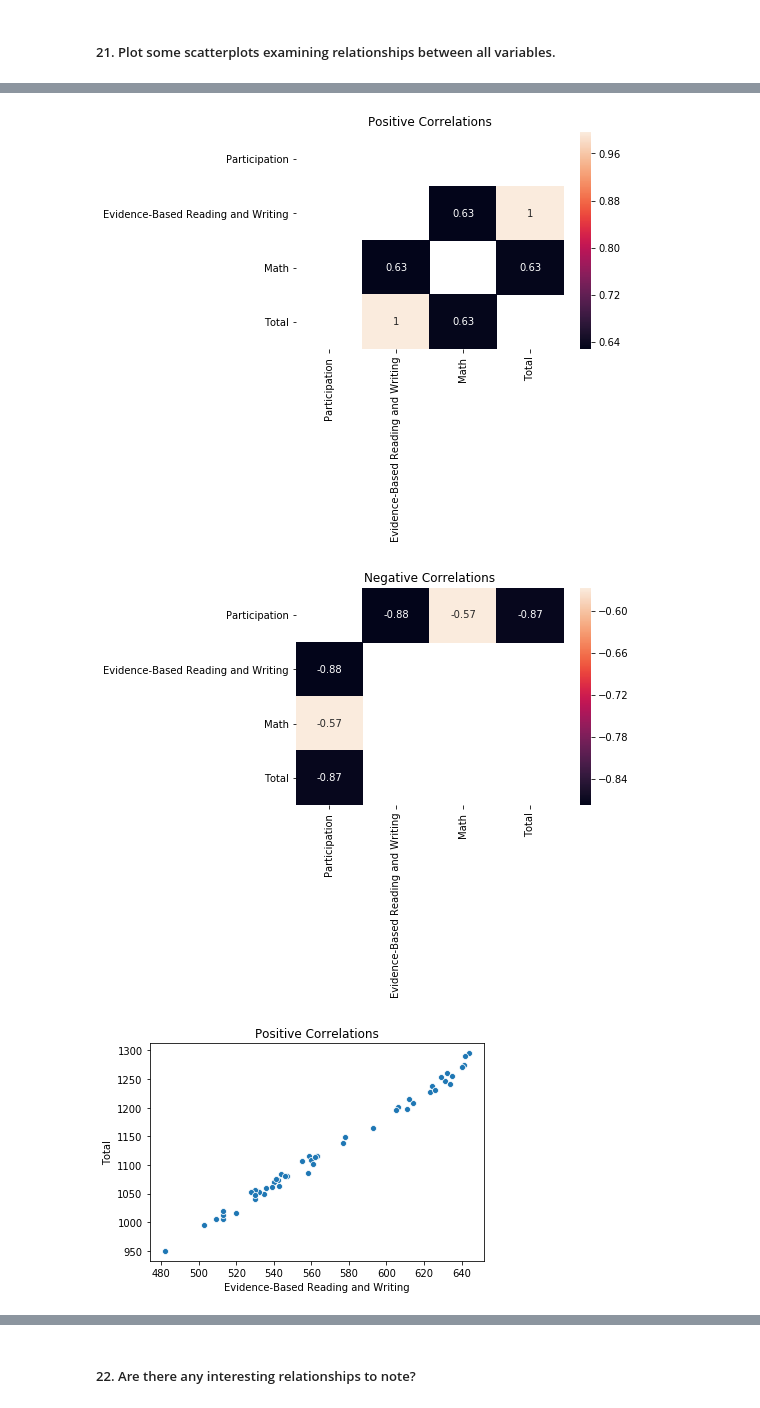
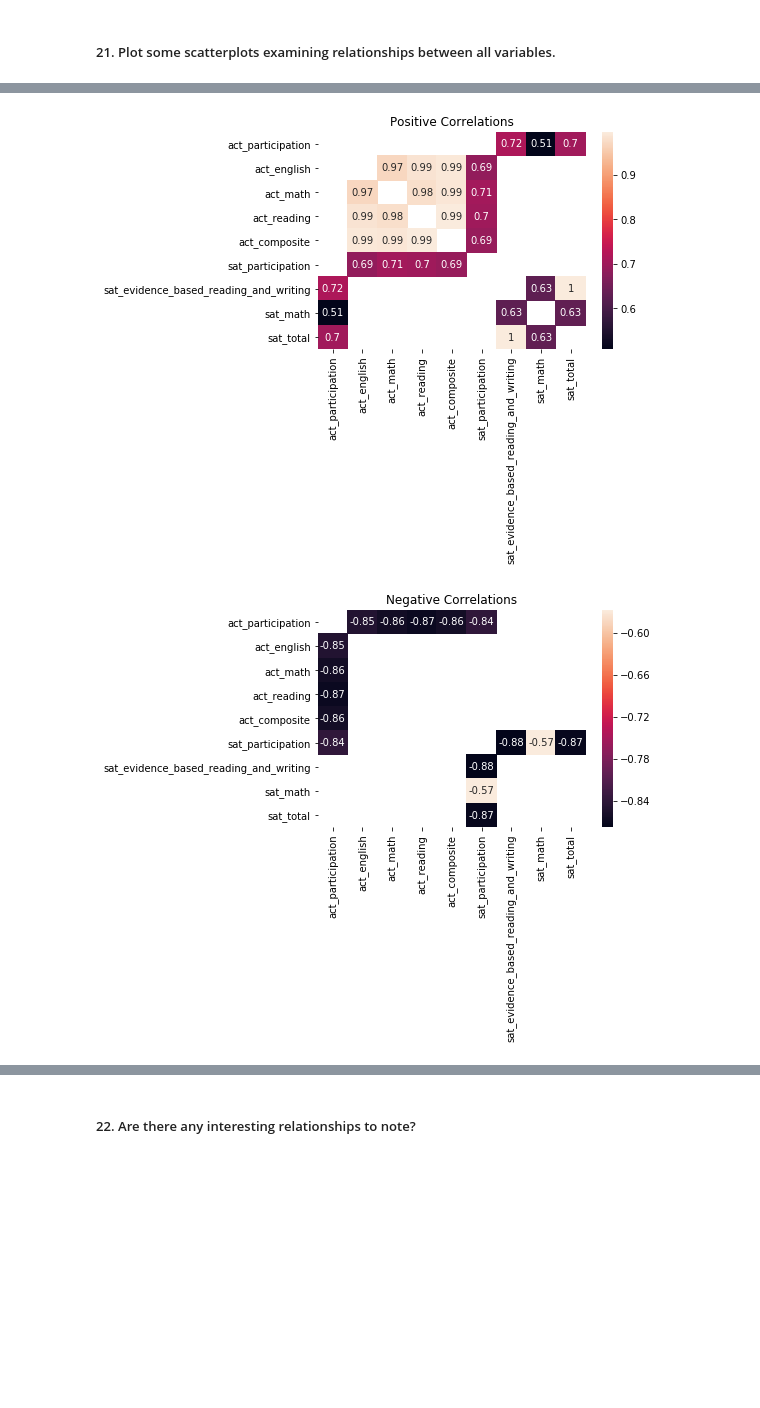
Before and after one commit to rajangdavis/Standardized-Testing-Participation-Exploration, a Jupyter notebook: rajan_davis_la/code/starter-code.ipynb, the cells around one changed output, grey strips where cells are left out. Saved outputs shown, nothing was run; the diff lists cells and outputs as text; code cells hidden in the pictures; blank space fills up the shorter version.

```diff
--- a/rajan_davis_la/code/starter-code.ipynb
+++ b/rajan_davis_la/code/starter-code.ipynb
@@ -369,25 +440,12 @@ for idx,column in enumerate(merged_test_data_copy.columns):
 # %%
-import seaborn as sns
-
-# https://stackoverflow.com/a/32724156/2548452
-sdc = sat_data.iloc[2:].corr()
+mdc = merged_test_data_copy.iloc[2:].drop(columns=["act_science"]).corr()
 ax = plt.axes()
-sns.heatmap(sdc.where((sdc > .5) & (sdc != 1)), annot=True,ax=ax)
+sns.heatmap(mdc.where((mdc > .5) & (mdc != 1)), annot=True,ax=ax)
 ax.set_title("Positive Correlations");
 plt.figure()
 ax = plt.axes()
-sns.heatmap(sdc.where(sdc < -.5), annot=True, ax=ax)
-ax.set_title("Negative Correlations")
-
-plt.figure()
-ax = plt.axes()
-sns.scatterplot(sat_data['Evidence-Based Reading and Writing'],sat_data['Total'], ax=ax)
-ax.set_title("Positive Correlations");
-# plt.figure()
-# ax = plt.axes()
-# sns.scatterplot(sdc['Evidence-Based Reading and Writing'],sdc['Total'], ax=ax)
-# ax.set_title("Negative Correlations")
+sns.heatmap(mdc.where(mdc < -.5), annot=True, ax=ax)
+ax.set_title("Negative Correlations");
 # %% [output]
-[figure, old version]
+[figure, new version]
-[figure, old version]
+[figure, new version]
-[figure, removed]
```
Also changed, not shown: parts of 19 cells of this notebook, 1 other file.
